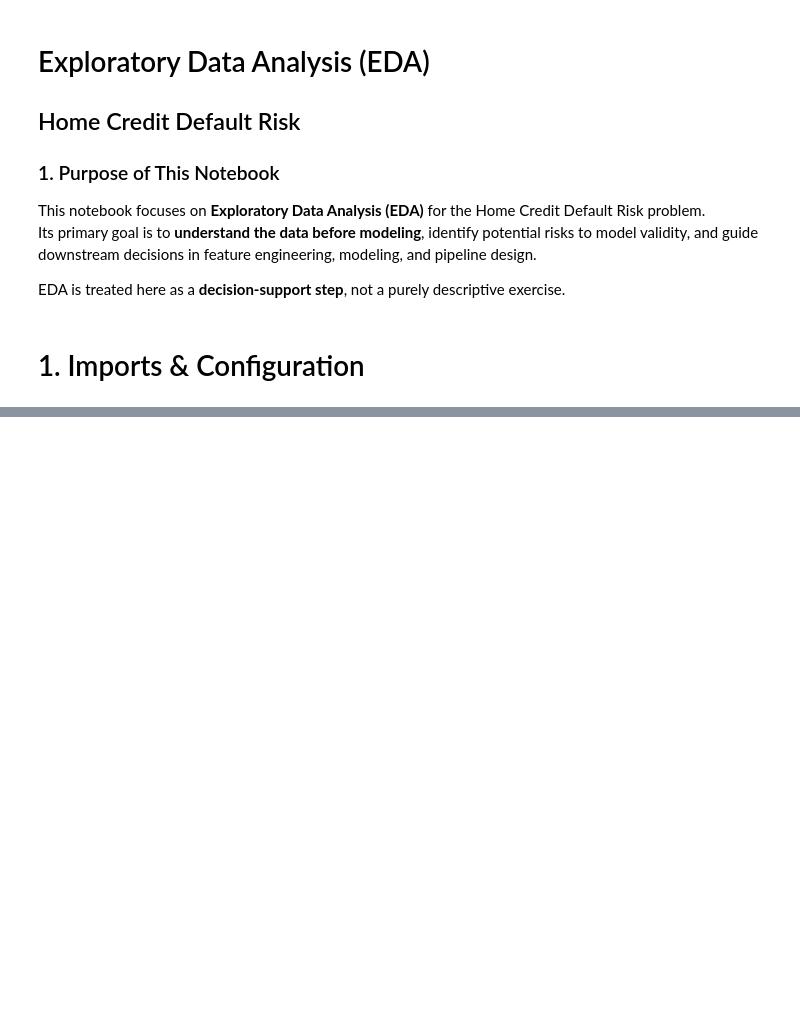
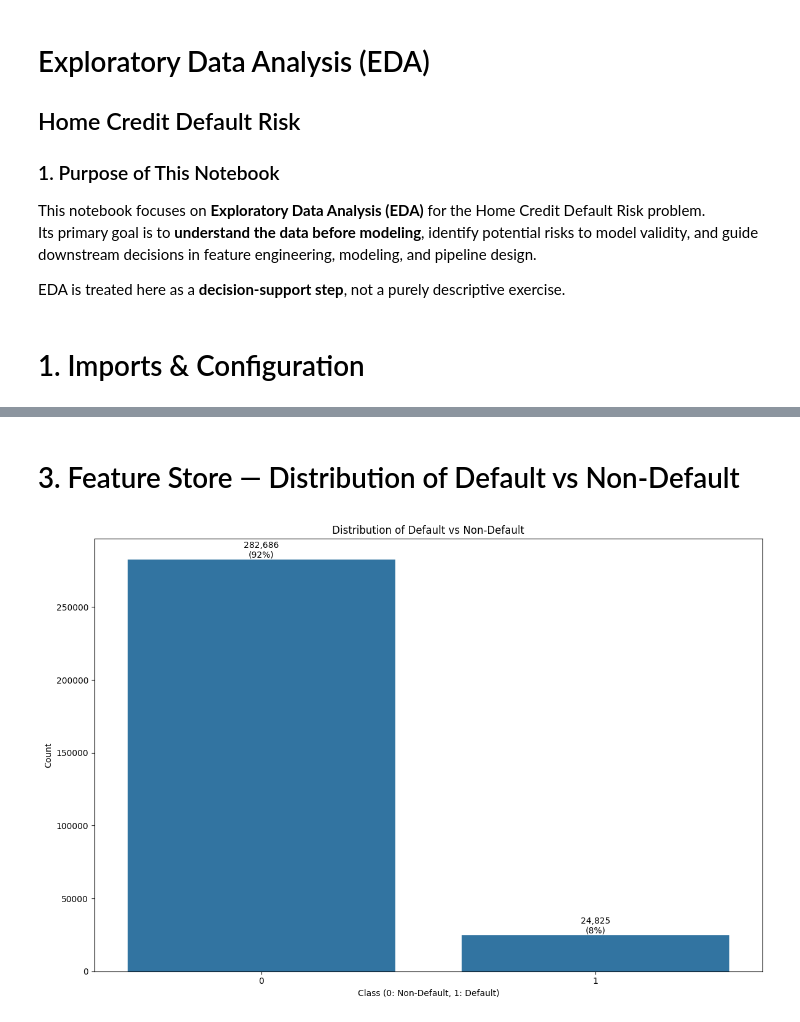
Before and after one commit to h90a00l/home_credit_default_risk_mle, a Jupyter notebook: notebooks/exploratory_data_analysis.ipynb, the cells around one changed output, grey strips where cells are left out. Saved outputs shown, nothing was run; the diff lists cells and outputs as text; code cells hidden in the pictures; blank space fills up the shorter version.

```diff
--- a/notebooks/exploratory_data_analysis.ipynb
+++ b/notebooks/exploratory_data_analysis.ipynb
@@ -496,0 +31,6 @@ Column Name: CC_BALANCE_TREND, Value = -10438.616959181723
+# %%
+feature_store = pd.read_parquet("../data/feature_store_train.parquet")
+
+print(f"Rows: {feature_store.shape[0]:,}")
+print(f"Columns: {feature_store.shape[1]:,}")
+feature_store.head()
@@ -496,0 +278,29 @@ Column Name: CC_BALANCE_TREND, Value = -10438.616959181723
+# %% [markdown]
+# 3. Feature Store — Distribution of Default vs Non-Default
+# %%
+plt.figure(figsize=(12, 8))
+
+ax = sns.countplot(x='TARGET', data=feature_store)
+
+plt.title('Distribution of Default vs Non-Default')
+plt.xlabel('Class (0: Non-Default, 1: Default)')
+plt.ylabel('Count')
+
+total = len(feature_store)
+
+for p in ax.patches:
+    count = int(p.get_height())
+    percentage = 100 * count / total
+
+    ax.text(
+        x=p.get_x() + p.get_width() / 2,
+        y=count,
+        s=f'{count:,}\n({percentage:.0f}%)',
+        ha='center',
+        va='bottom'
+    )
+
+plt.tight_layout()
+plt.show()
+# %% [output]
+[figure, added]
```
Also changed, not shown: parts of 46 cells of this notebook, 4 other files.
